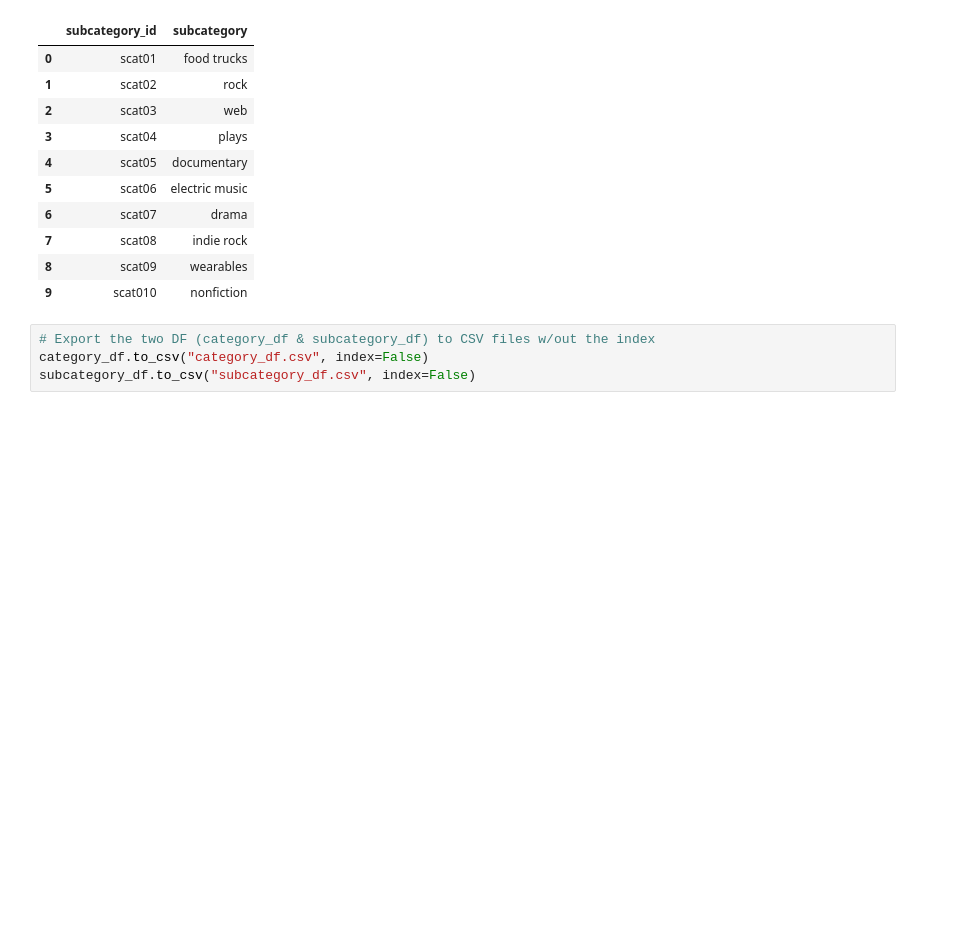
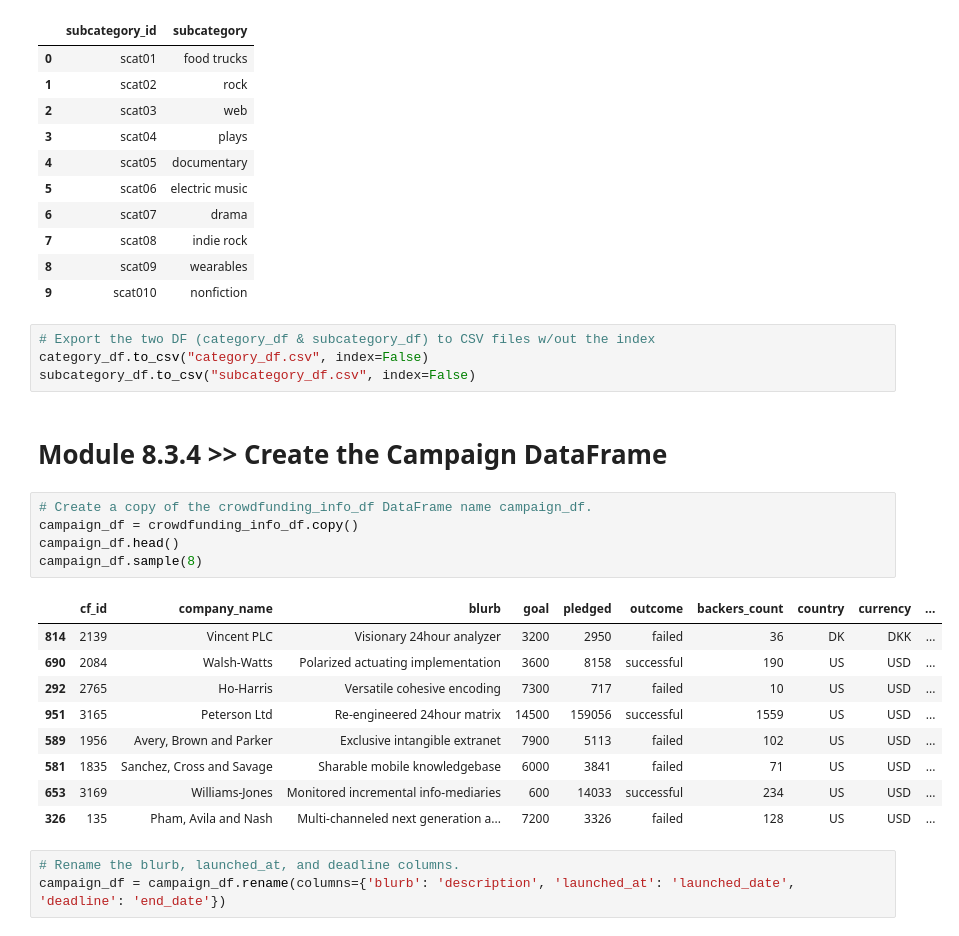
Before and after one commit to jasmith1503/Crowdfunding-ETL, a Jupyter notebook: ETLTransform_CrowdFunding.ipynb, the cells around one changed output. Saved outputs shown, nothing was run; the diff lists cells and outputs as text; blank space fills up the shorter version.

```diff
--- a/ETLTransform_CrowdFunding.ipynb
+++ b/ETLTransform_CrowdFunding.ipynb
@@ -220,3 +227,23 @@ subcategory_df.head(10)
 # Export the two DF (category_df & subcategory_df) to CSV files w/out the index
 category_df.to_csv("category_df.csv", index=False)
 subcategory_df.to_csv("subcategory_df.csv", index=False)
+# %% [markdown]
+# Module 8.3.4 >> Create the Campaign DataFrame
+# %%
+# Create a copy of the crowdfunding_info_df DataFrame name campaign_df.
+campaign_df = crowdfunding_info_df.copy()
+campaign_df.head()
+campaign_df.sample(8)
+# %% [output]
+|  | cf_id | company_name | blurb | goal | pledged | outcome | backers_count | country | currency | ... |
+| 814 | 2139 | Vincent PLC | Visionary 24hour analyzer | 3200 | 2950 | failed | 36 | DK | DKK | ... |
+| 690 | 2084 | Walsh-Watts | Polarized actuating implementation | 3600 | 8158 | successful | 190 | US | USD | ... |
+| 292 | 2765 | Ho-Harris | Versatile cohesive encoding | 7300 | 717 | failed | 10 | US | USD | ... |
+| 951 | 3165 | Peterson Ltd | Re-engineered 24hour matrix | 14500 | 159056 | successful | 1559 | US | USD | ... |
+| 589 | 1956 | Avery, Brown and Parker | Exclusive intangible extranet | 7900 | 5113 | failed | 102 | US | USD | ... |
+| 581 | 1835 | Sanchez, Cross and Savage | Sharable mobile knowledgebase | 6000 | 3841 | failed | 71 | US | USD | ... |
+| 653 | 3169 | Williams-Jones | Monitored incremental info-mediaries | 600 | 14033 | successful | 234 | US | USD | ... |
+| 326 | 135 | Pham, Avila and Nash | Multi-channeled next generation a... | 7200 | 3326 | failed | 128 | US | USD | ... |
+# %%
+# Rename the blurb, launched_at, and deadline columns.
+campaign_df = campaign_df.rename(columns={'blurb': 'description', 'launched_at': 'launched_date', 'deadline': 'end_date'})
```
Also changed, not shown: parts of 44 cells of this notebook, 9 other files.
